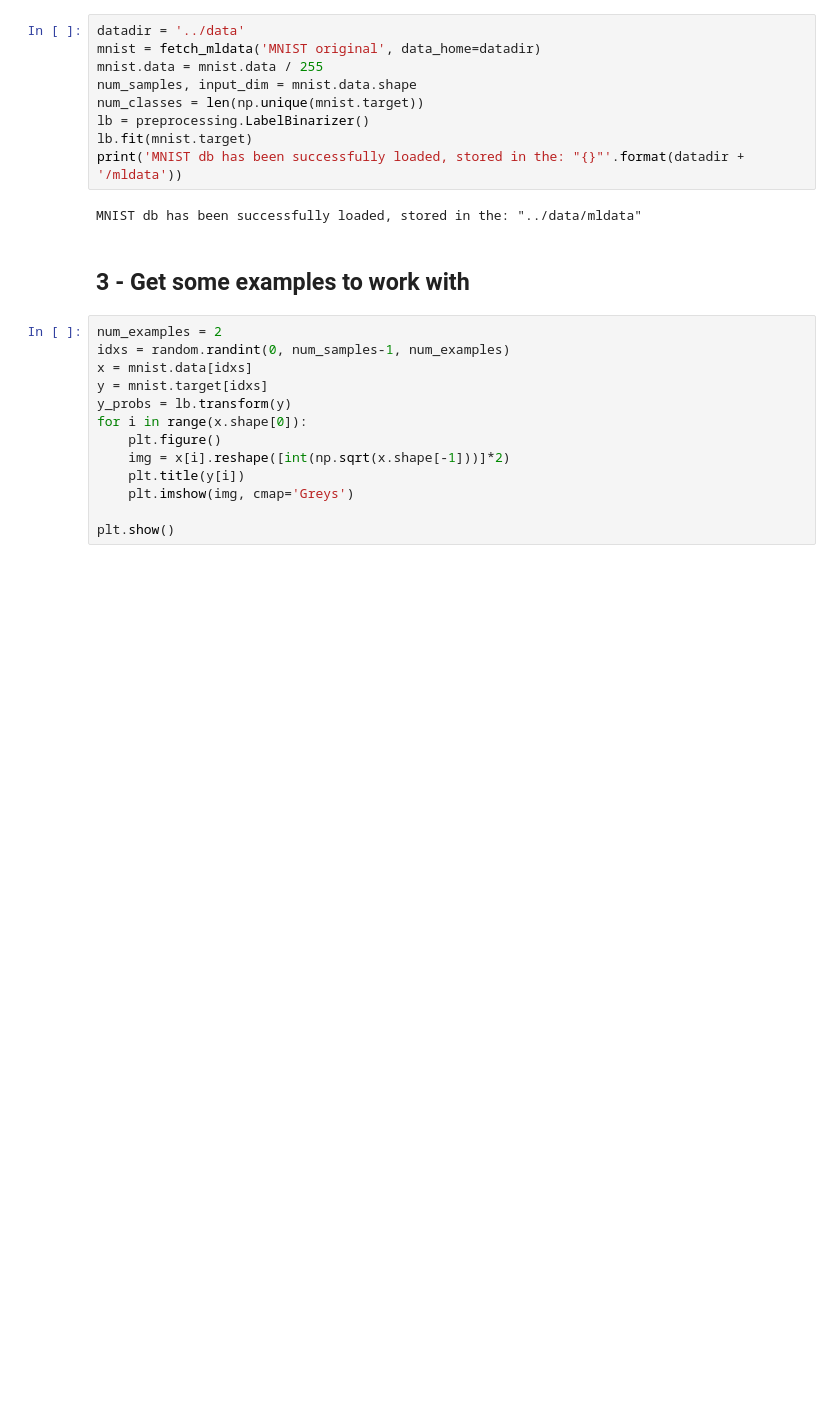
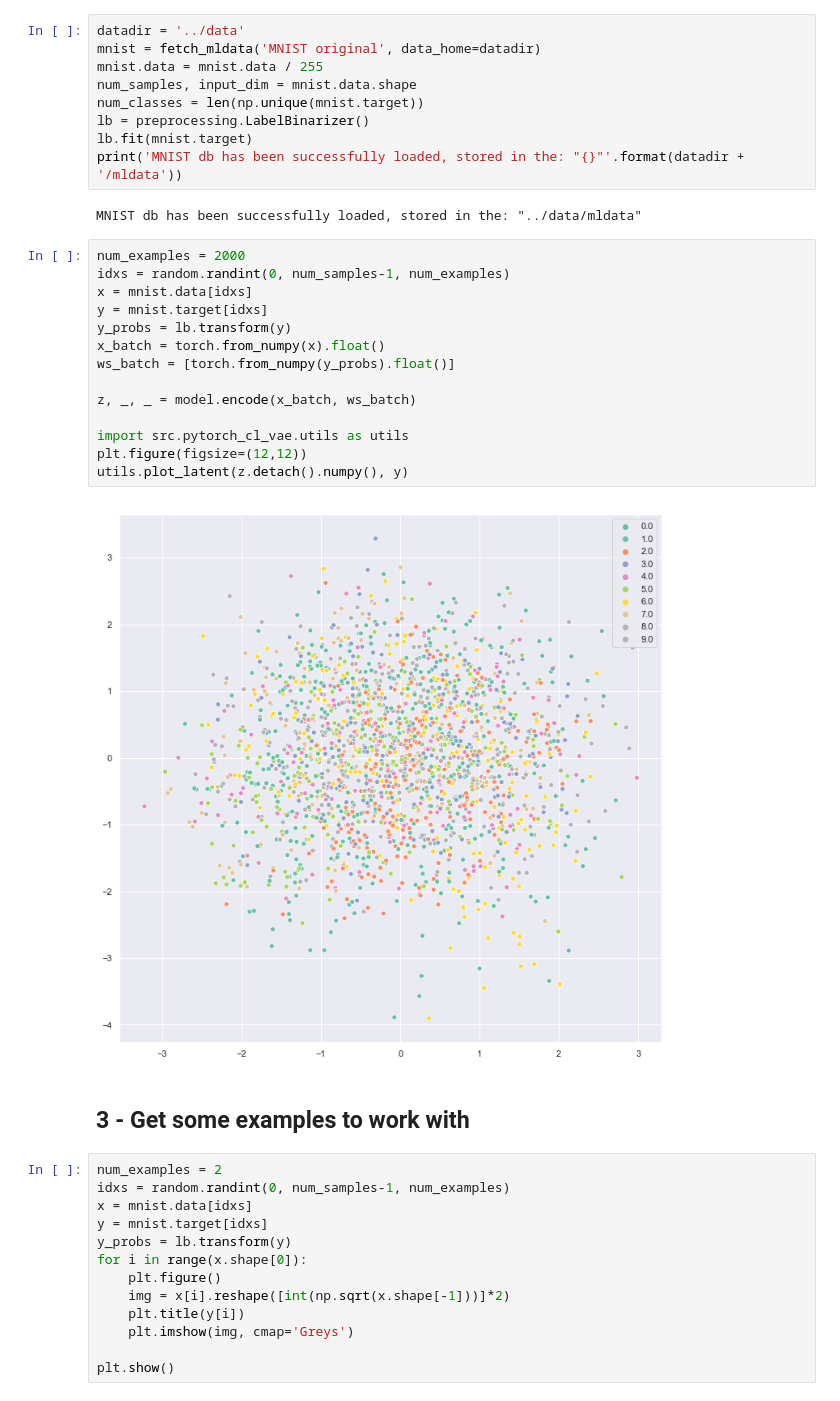
Before and after one commit to qdenisq/classifying_autoencoders, a Jupyter notebook: notebooks/pytorch_cl_vae_MNIST_exmaple.ipynb, the cells around one changed output. Drawn from its saved outputs; the diff is of its cells as text; blank space fills up the shorter version.

```diff
--- a/notebooks/pytorch_cl_vae_MNIST_exmaple.ipynb
+++ b/notebooks/pytorch_cl_vae_MNIST_exmaple.ipynb
@@ -25,6 +25,22 @@ lb.fit(mnist.target)
 print('MNIST db has been successfully loaded, stored in the: "{}"'.format(datadir + '/mldata'))
 # %% [output]
 MNIST db has been successfully loaded, stored in the: "../data/mldata"
+# %%
+num_examples = 2000
+idxs = random.randint(0, num_samples-1, num_examples)
+x = mnist.data[idxs]
+y = mnist.target[idxs]
+y_probs = lb.transform(y)
+x_batch = torch.from_numpy(x).float()
+ws_batch = [torch.from_numpy(y_probs).float()]
+
+z, _, _ = model.encode(x_batch, ws_batch)
+
+import src.pytorch_cl_vae.utils as utils
+plt.figure(figsize=(12,12))
+utils.plot_latent(z.detach().numpy(), y)
+# %% [output]
+[figure, added]
 # %% [markdown]
 ## 3 - Get some examples to work with
 # %%
```
Also changed, not shown: parts of 5 cells of this notebook, 3 other files.
